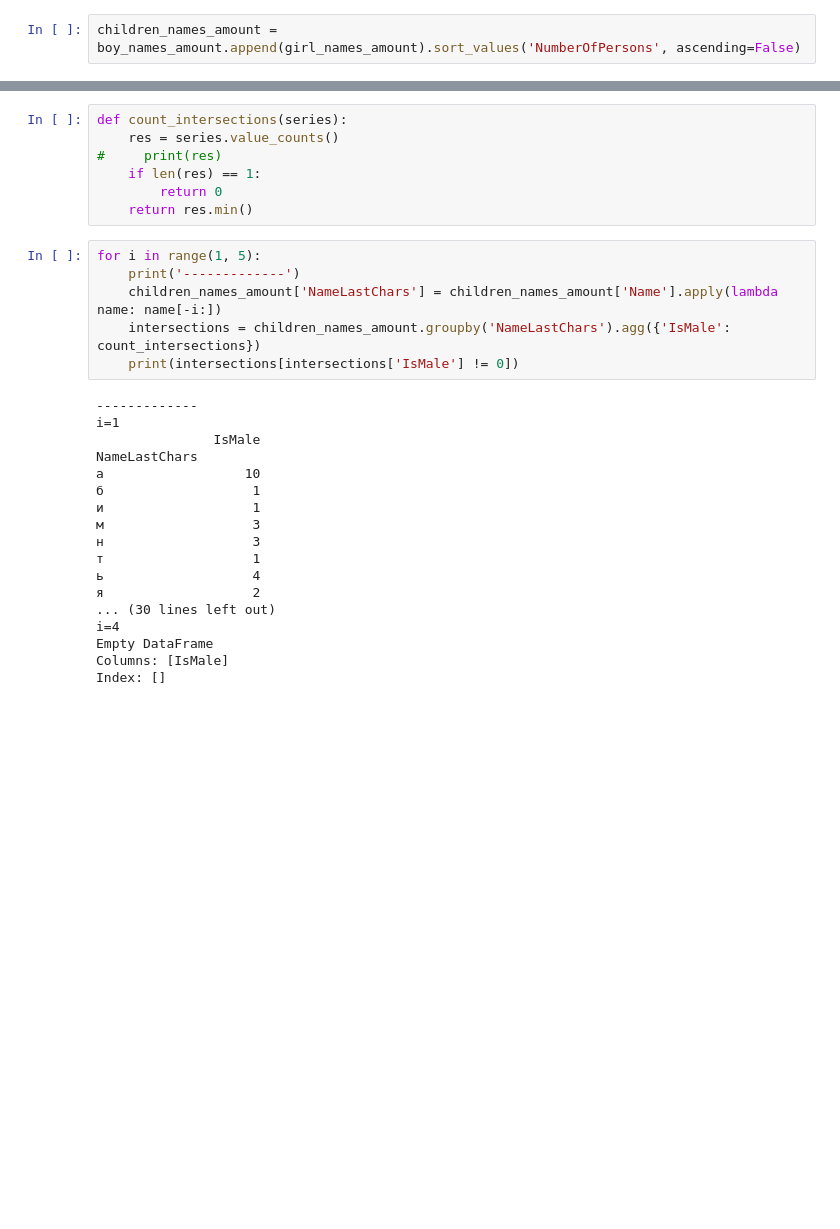
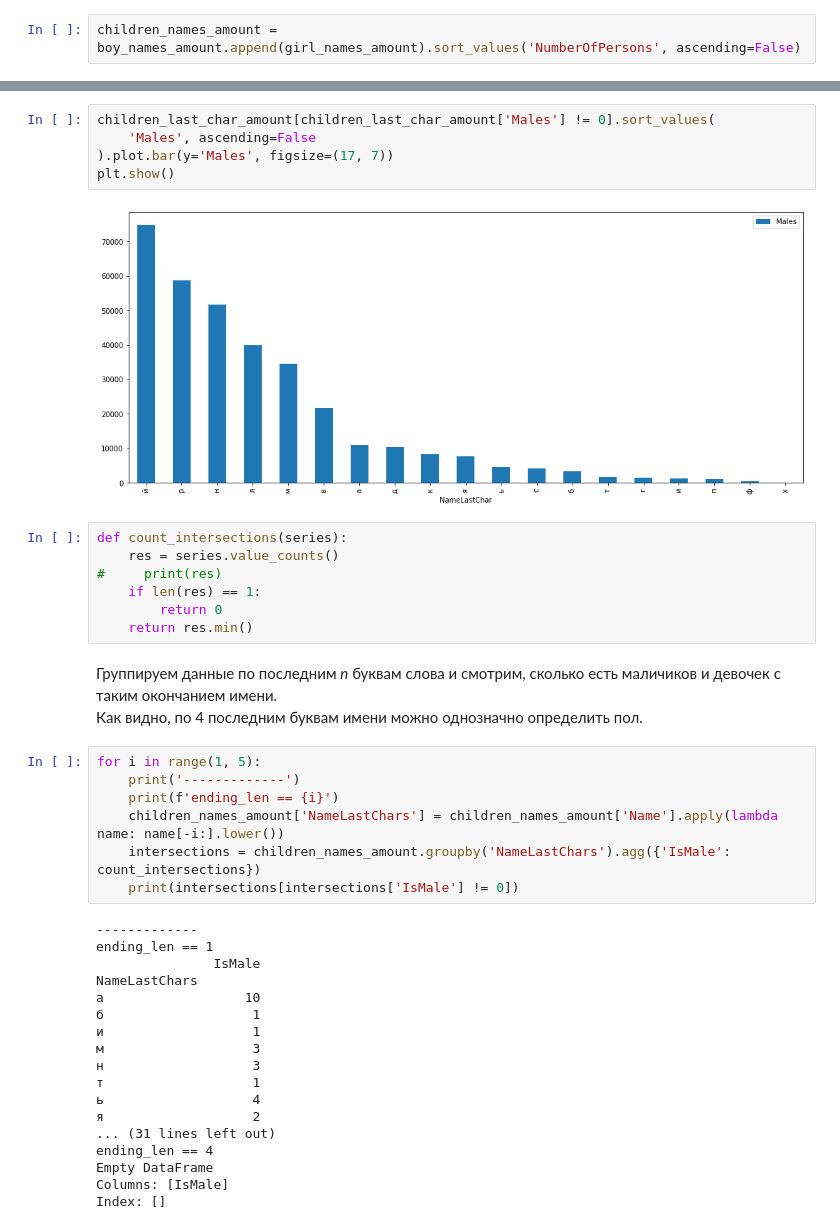
Before and after one commit to GeorgiySurkov/Sirius_2021_ml_1, a Jupyter notebook: main.ipynb, the cells around one changed output, grey strips where cells are left out. Cells and saved outputs as stored; diff of their text form; blank space fills up the shorter version.

```diff
--- a/main.ipynb
+++ b/main.ipynb
@@ -111,3 +94,10 @@ children_names_amount
+# %%
+children_last_char_amount[children_last_char_amount['Males'] != 0].sort_values(
+    'Males', ascending=False
+).plot.bar(y='Males', figsize=(17, 7))
+plt.show()
+# %% [output]
+[figure, added]
 # %%
 def count_intersections(series):
     res = series.value_counts()
@@ -115,15 +105,19 @@ def count_intersections(series):
     if len(res) == 1:
         return 0
     return res.min()
+# %% [markdown]
+Группируем данные по последним *n* буквам слова и смотрим, сколько есть маличиков и девочек с таким окончанием имени.
+Как видно, по 4 последним буквам имени можно однозначно определить пол.
 # %%
 for i in range(1, 5):
     print('-------------')
-    children_names_amount['NameLastChars'] = children_names_amount['Name'].apply(lambda name: name[-i:])
+    print(f'ending_len == {i}')
+    children_names_amount['NameLastChars'] = children_names_amount['Name'].apply(lambda name: name[-i:].lower())
     intersections = children_names_amount.groupby('NameLastChars').agg({'IsMale': count_intersections})
     print(intersections[intersections['IsMale'] != 0])
 # %% [output]
 -------------
-i=1
+ending_len == 1
                IsMale
 NameLastChars
 а                  10
@@ -134,8 +128,8 @@ NameLastChars
 т                   1
 ь                   4
 я                   2
-... (30 lines left out)
-i=4
+... (31 lines left out)
+ending_len == 4
 Empty DataFrame
 Columns: [IsMale]
 Index: []
```
Also changed, not shown: parts of 17 cells of this notebook, 3 other files.
